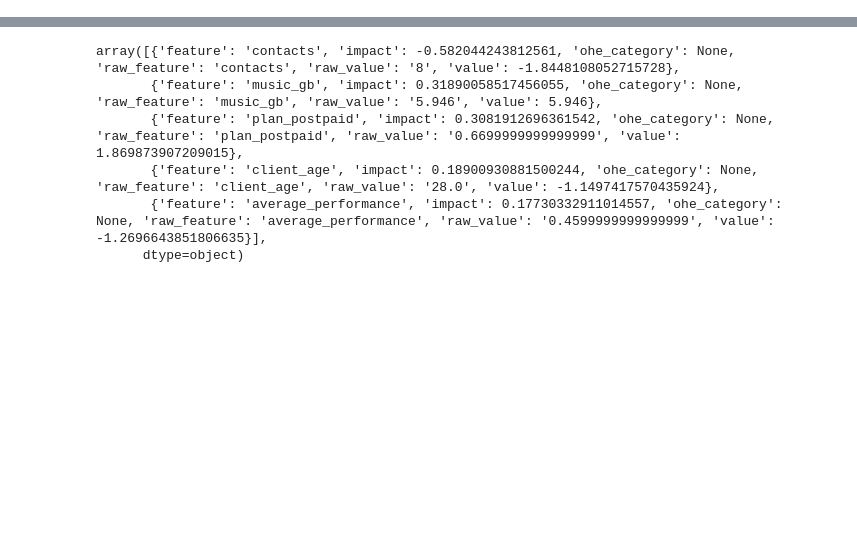
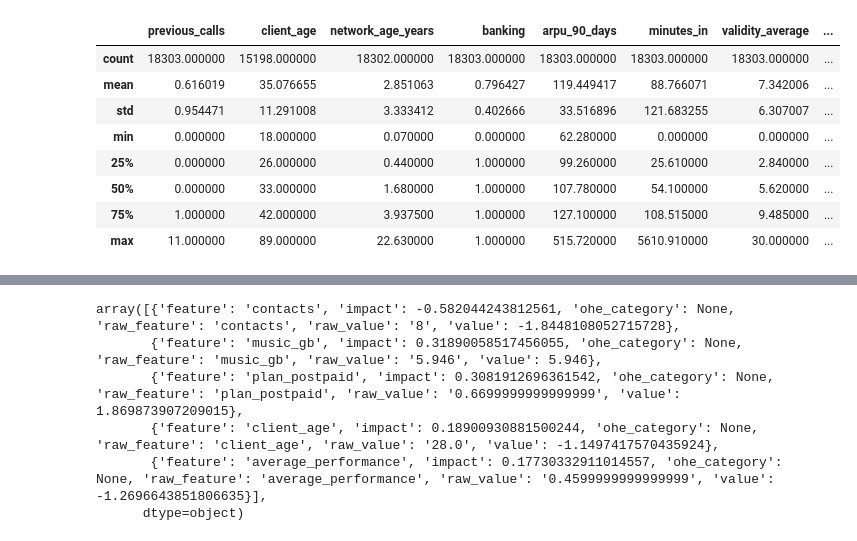
Before and after one commit to Medicenchapin/AWS_Repository, a Jupyter notebook: telemarketing_assistant/notebooks/3_baseline.ipynb, the cells around one changed output, grey strips where cells are left out. Saved outputs shown, nothing was run; the diff lists cells and outputs as text; code cells hidden in the pictures; blank space fills up the shorter version.

```diff
--- a/telemarketing_assistant/notebooks/3_baseline.ipynb
+++ b/telemarketing_assistant/notebooks/3_baseline.ipynb
@@ -38,0 +74,12 @@ df.head()
+# %%
+df.describe()
+# %% [output]
+|  | previous_calls | client_age | network_age_years | banking | arpu_90_days | minutes_in | validity_average | ... |
+| count | 18303.000000 | 15198.000000 | 18302.000000 | 18303.000000 | 18303.000000 | 18303.000000 | 18303.000000 | ... |
+| mean | 0.616019 | 35.076655 | 2.851063 | 0.796427 | 119.449417 | 88.766071 | 7.342006 | ... |
+| std | 0.954471 | 11.291008 | 3.333412 | 0.402666 | 33.516896 | 121.683255 | 6.307007 | ... |
+| min | 0.000000 | 18.000000 | 0.070000 | 0.000000 | 62.280000 | 0.000000 | 0.000000 | ... |
+| 25% | 0.000000 | 26.000000 | 0.440000 | 1.000000 | 99.260000 | 25.610000 | 2.840000 | ... |
+| 50% | 0.000000 | 33.000000 | 1.680000 | 1.000000 | 107.780000 | 54.100000 | 5.620000 | ... |
+| 75% | 1.000000 | 42.000000 | 3.937500 | 1.000000 | 127.100000 | 108.515000 | 9.485000 | ... |
+| max | 11.000000 | 89.000000 | 22.630000 | 1.000000 | 515.720000 | 5610.910000 | 30.000000 | ... |
```
Also changed, not shown: parts of 6 cells of this notebook.
